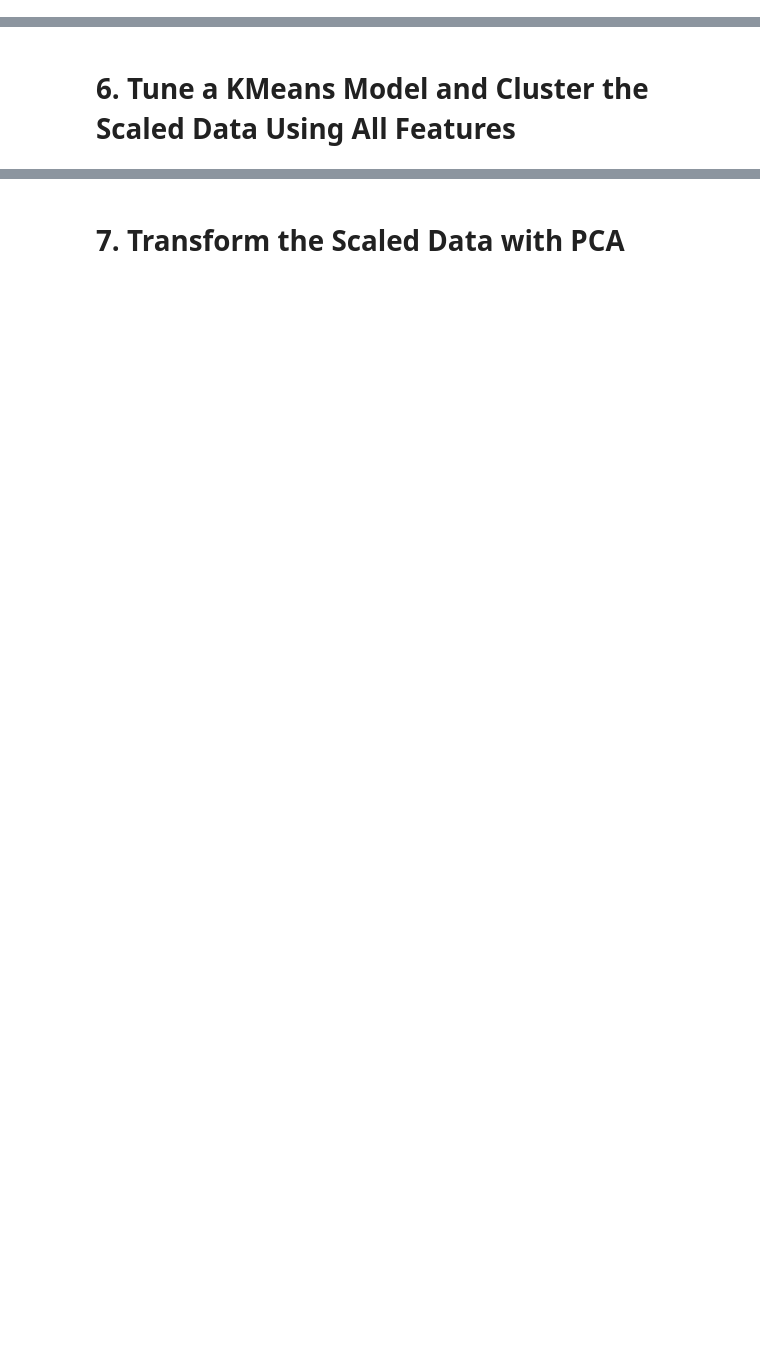
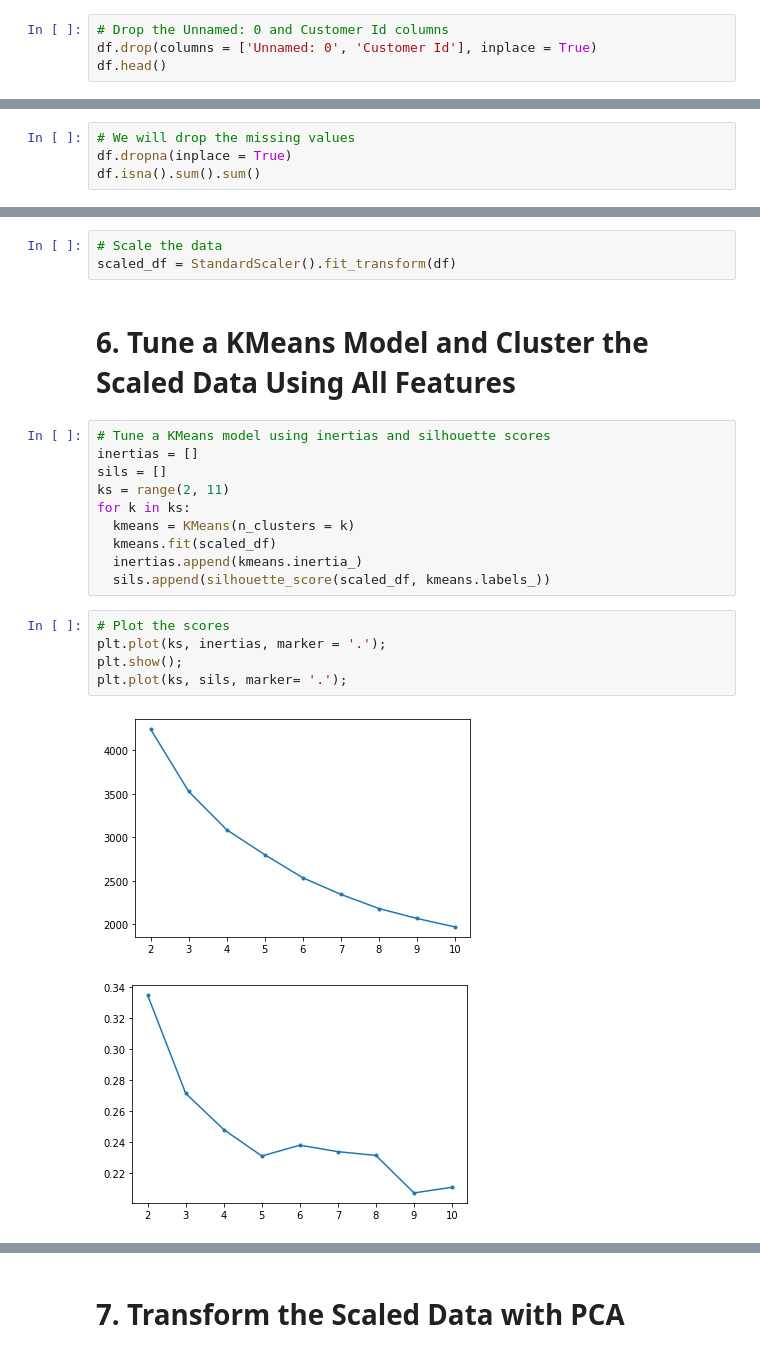
Before and after one commit to mvince33/Coding-Dojo, a Jupyter notebook: week10/PCA_for_Data_Visualization_Practice_Exercise.ipynb, the cells around one changed output, grey strips where cells are left out. Drawn from its saved outputs; the diff is of its cells as text; blank space fills up the shorter version.

```diff
--- a/week10/PCA_for_Data_Visualization_Practice_Exercise.ipynb
+++ b/week10/PCA_for_Data_Visualization_Practice_Exercise.ipynb
@@ -38,2 +45,6 @@ df.head()
 # %% [markdown]
 # 3. Drop Unnecessary Columns
+# %%
+# Drop the Unnamed: 0 and Customer Id columns
+df.drop(columns = ['Unnamed: 0', 'Customer Id'], inplace = True)
+df.head()
@@ -41,0 +67,4 @@ df.head()
+# %%
+# We will drop the missing values
+df.dropna(inplace = True)
+df.isna().sum().sum()
@@ -42,4 +73,25 @@ df.head()
 # %% [markdown]
 # 5. Scale Data
+# %%
+# Scale the data
+scaled_df = StandardScaler().fit_transform(df)
 # %% [markdown]
 # 6. Tune a KMeans Model and Cluster the Scaled Data Using All Features
+# %%
+# Tune a KMeans model using inertias and silhouette scores
+inertias = []
+sils = []
+ks = range(2, 11)
+for k in ks:
+  kmeans = KMeans(n_clusters = k)
+  kmeans.fit(scaled_df)
+  inertias.append(kmeans.inertia_)
+  sils.append(silhouette_score(scaled_df, kmeans.labels_))
+# %%
+# Plot the scores
+plt.plot(ks, inertias, marker = '.');
+plt.show();
+plt.plot(ks, sils, marker= '.');
+# %% [output]
+[figure, added]
+[figure, added]
```
Also changed, not shown: parts of 8 cells of this notebook.
